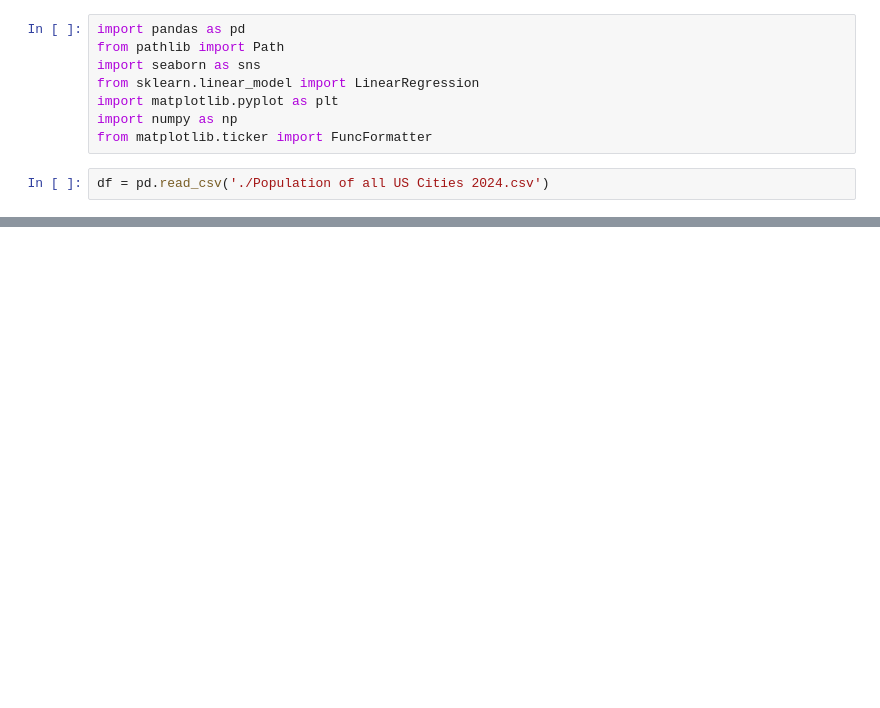
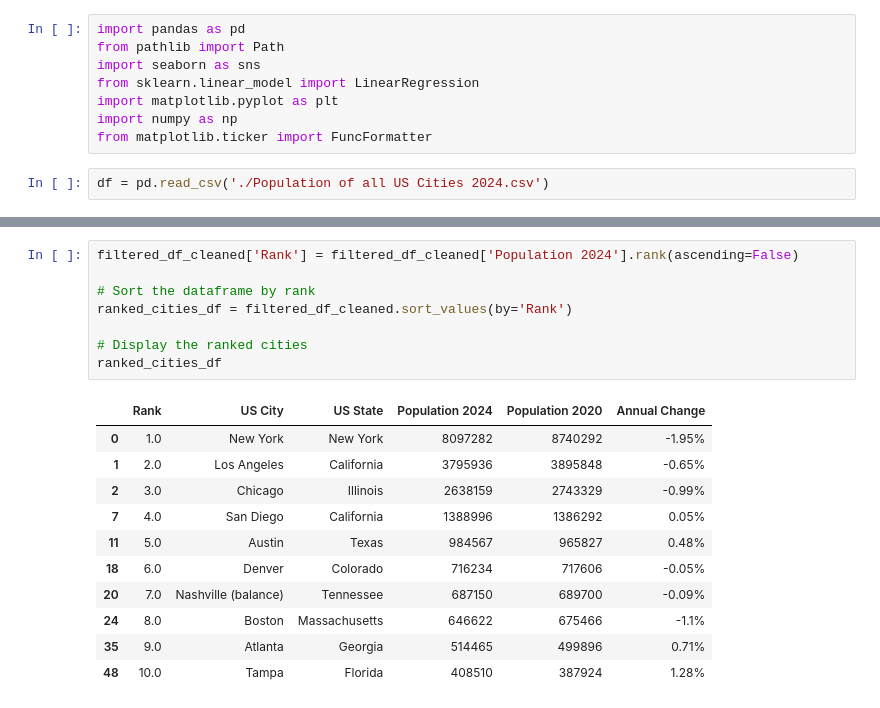
Before and after one commit to benschatz97/group_project_1, a Jupyter notebook: Vraj_files/Resources/project1.ipynb, the cells around one changed output, grey strips where cells are left out. Cells and saved outputs as stored; diff of their text form; blank space fills up the shorter version.

```diff
--- a/Vraj_files/Resources/project1.ipynb
+++ b/Vraj_files/Resources/project1.ipynb
@@ -70,3 +63,23 @@ filtered_df_cleaned
+# %%
+filtered_df_cleaned['Rank'] = filtered_df_cleaned['Population 2024'].rank(ascending=False)
+
+# Sort the dataframe by rank
+ranked_cities_df = filtered_df_cleaned.sort_values(by='Rank')
+
+# Display the ranked cities
+ranked_cities_df
+# %% [output]
+|  | Rank | US City | US State | Population 2024 | Population 2020 | Annual Change |
+| 0 | 1.0 | New York | New York | 8097282 | 8740292 | -1.95% |
+| 1 | 2.0 | Los Angeles | California | 3795936 | 3895848 | -0.65% |
+| 2 | 3.0 | Chicago | Illinois | 2638159 | 2743329 | -0.99% |
+| 7 | 4.0 | San Diego | California | 1388996 | 1386292 | 0.05% |
+| 11 | 5.0 | Austin | Texas | 984567 | 965827 | 0.48% |
+| 18 | 6.0 | Denver | Colorado | 716234 | 717606 | -0.05% |
+| 20 | 7.0 | Nashville (balance) | Tennessee | 687150 | 689700 | -0.09% |
+| 24 | 8.0 | Boston | Massachusetts | 646622 | 675466 | -1.1% |
+| 35 | 9.0 | Atlanta | Georgia | 514465 | 499896 | 0.71% |
+| 48 | 10.0 | Tampa | Florida | 408510 | 387924 | 1.28% |
 # %%
 cities = filtered_df_cleaned['US City']
 
```
Also changed, not shown: parts of 6 cells of this notebook, 5 other files.
